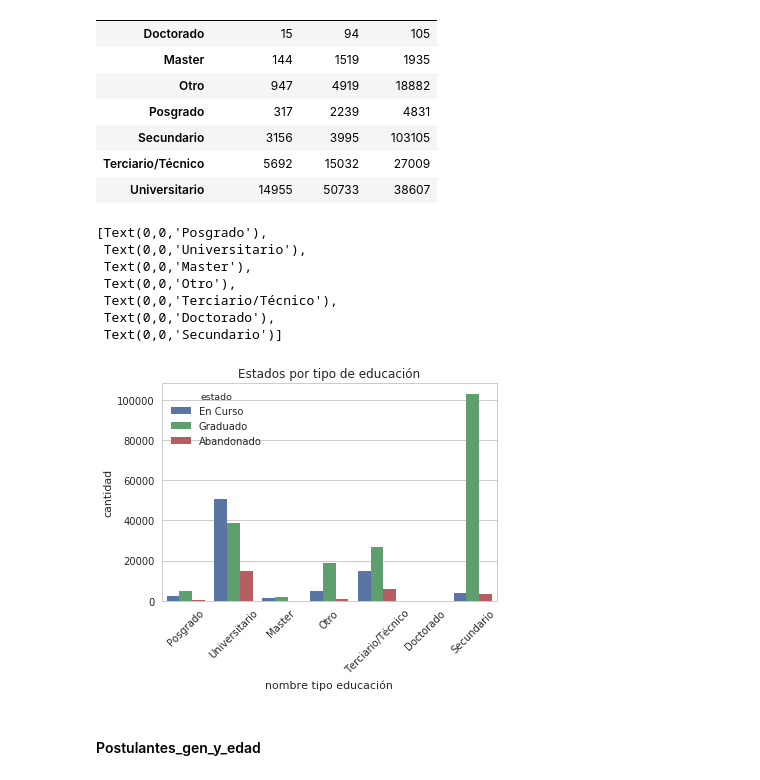
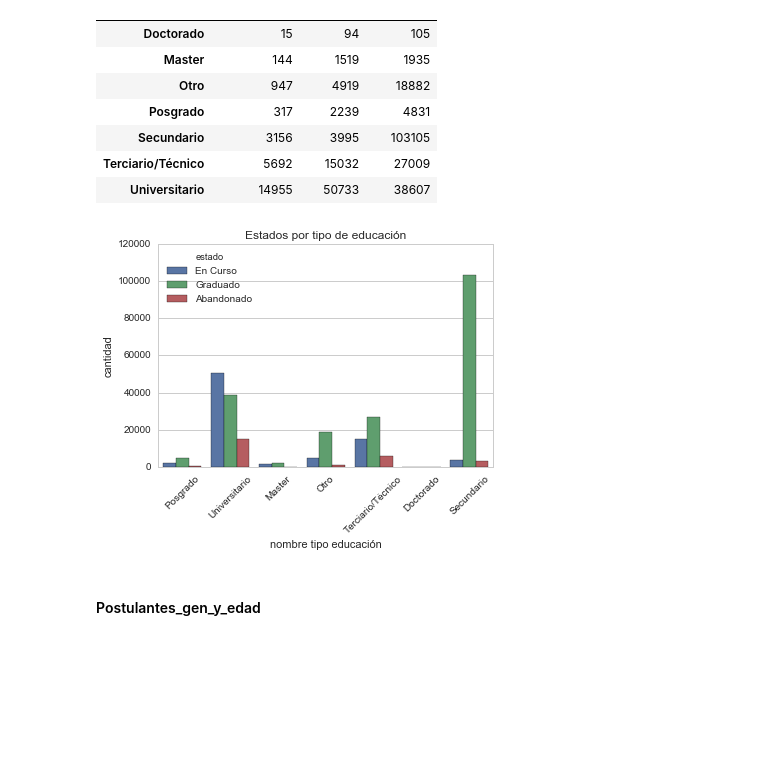
Before and after one commit to FrancoLiberali/tp1-orga-datos-1c2018, a Jupyter notebook: AnalisisExplorario.ipynb, the cells around one changed output. Saved outputs shown, nothing was run; the diff lists cells and outputs as text; code cells hidden in the pictures; blank space fills up the shorter version.

```diff
--- a/AnalisisExplorario.ipynb
+++ b/AnalisisExplorario.ipynb
@@ -95,18 +112,11 @@ pd.crosstab(postulantes_educacion.nombre, postulantes_educacion.estado)
 # %%
 g = sns.countplot(x= 'nombre', hue= 'estado', data = postulantes_educacion)
 g.set_title('Estados por tipo de educación')
 g.set_xlabel('nombre tipo educación')
 g.set_ylabel('cantidad')
-g.set_xticklabels(g.get_xticklabels(), rotation = 45)
+_ = g.set_xticklabels(g.get_xticklabels(), rotation = 45)
 # %% [output]
-[Text(0,0,'Posgrado'),
- Text(0,0,'Universitario'),
- Text(0,0,'Master'),
- Text(0,0,'Otro'),
- Text(0,0,'Terciario/Técnico'),
- Text(0,0,'Doctorado'),
- Text(0,0,'Secundario')]
-[figure, old version]
+[figure, new version]
 # %% [markdown]
 #### Postulantes_gen_y_edad
 # %%
```
Also changed, not shown: parts of 27 cells of this notebook.
